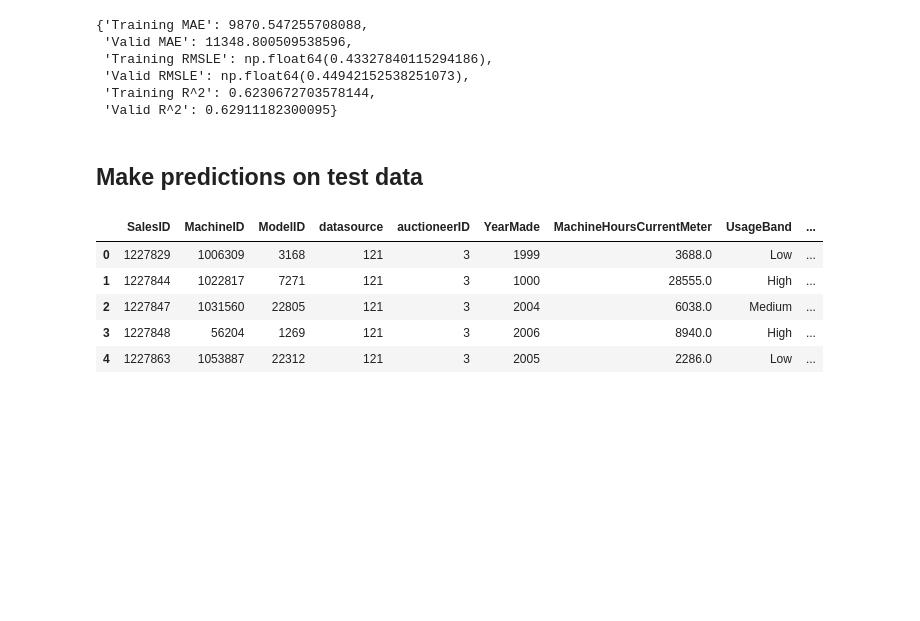
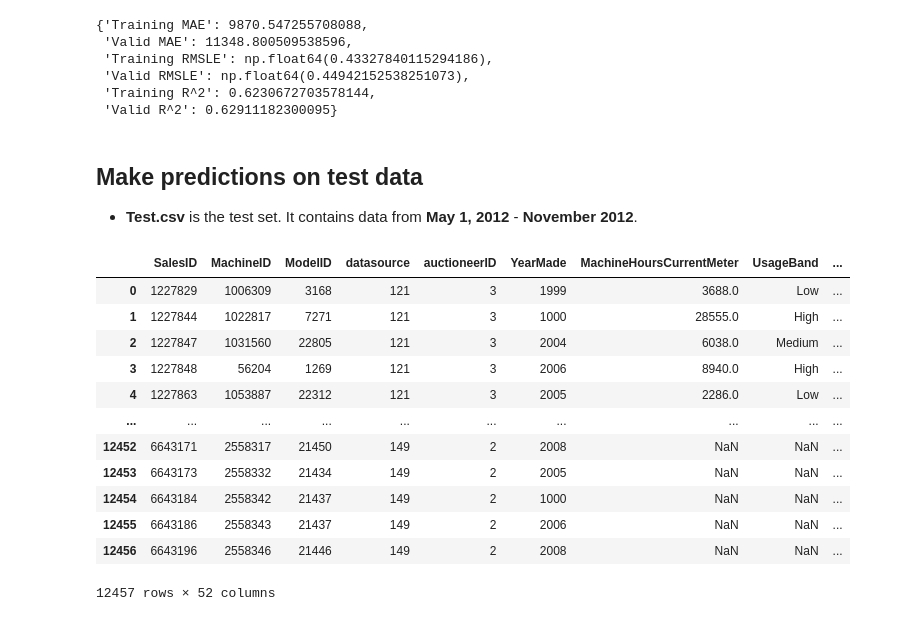
Before and after one commit to Eakempreet/Learning-ML-Projects, a Jupyter notebook: bulldozer-price-prediction-project-2/end-to-end-bluebook-bulldozer-price-regression.ipynb, the cells around one changed output. Cells and saved outputs as stored; diff of their text form; code cells hidden in the pictures; blank space fills up the shorter version.

```diff
--- a/bulldozer-price-prediction-project-2/end-to-end-bluebook-bulldozer-price-regression.ipynb
+++ b/bulldozer-price-prediction-project-2/end-to-end-bluebook-bulldozer-price-regression.ipynb
@@ -1514,16 +1514,27 @@ show_scores(rs_model) # type: ignore
  'Valid RMSLE': np.float64(0.44942152538251073),
  'Training R^2': 0.6230672703578144,
  'Valid R^2': 0.62911182300095}
-# %% [markdown]
-## **Make predictions on test data**
+# %% [markdown]
+## **Make predictions on test data**
+
+- **Test.csv** is the test set. It contains data from **May 1, 2012** - **November 2012**.
 # %%
+# Import the test data
 df_test = pd.read_csv("./dataset/Test.csv",
-                      low_memory=False)
-df_test.head()
+                      low_memory=False,
+                      parse_dates=["saledate"])
+df_test
 # %% [output]
 |  | SalesID | MachineID | ModelID | datasource | auctioneerID | YearMade | MachineHoursCurrentMeter | UsageBand | ... |
 | 0 | 1227829 | 1006309 | 3168 | 121 | 3 | 1999 | 3688.0 | Low | ... |
 | 1 | 1227844 | 1022817 | 7271 | 121 | 3 | 1000 | 28555.0 | High | ... |
 | 2 | 1227847 | 1031560 | 22805 | 121 | 3 | 2004 | 6038.0 | Medium | ... |
 | 3 | 1227848 | 56204 | 1269 | 121 | 3 | 2006 | 8940.0 | High | ... |
 | 4 | 1227863 | 1053887 | 22312 | 121 | 3 | 2005 | 2286.0 | Low | ... |
+| ... | ... | ... | ... | ... | ... | ... | ... | ... | ... |
+| 12452 | 6643171 | 2558317 | 21450 | 149 | 2 | 2008 | NaN | NaN | ... |
+| 12453 | 6643173 | 2558332 | 21434 | 149 | 2 | 2005 | NaN | NaN | ... |
+| 12454 | 6643184 | 2558342 | 21437 | 149 | 2 | 1000 | NaN | NaN | ... |
+| 12455 | 6643186 | 2558343 | 21437 | 149 | 2 | 2006 | NaN | NaN | ... |
+| 12456 | 6643196 | 2558346 | 21446 | 149 | 2 | 2008 | NaN | NaN | ... |
+12457 rows × 52 columns
```
Also changed, not shown: parts of 4 cells of this notebook.
